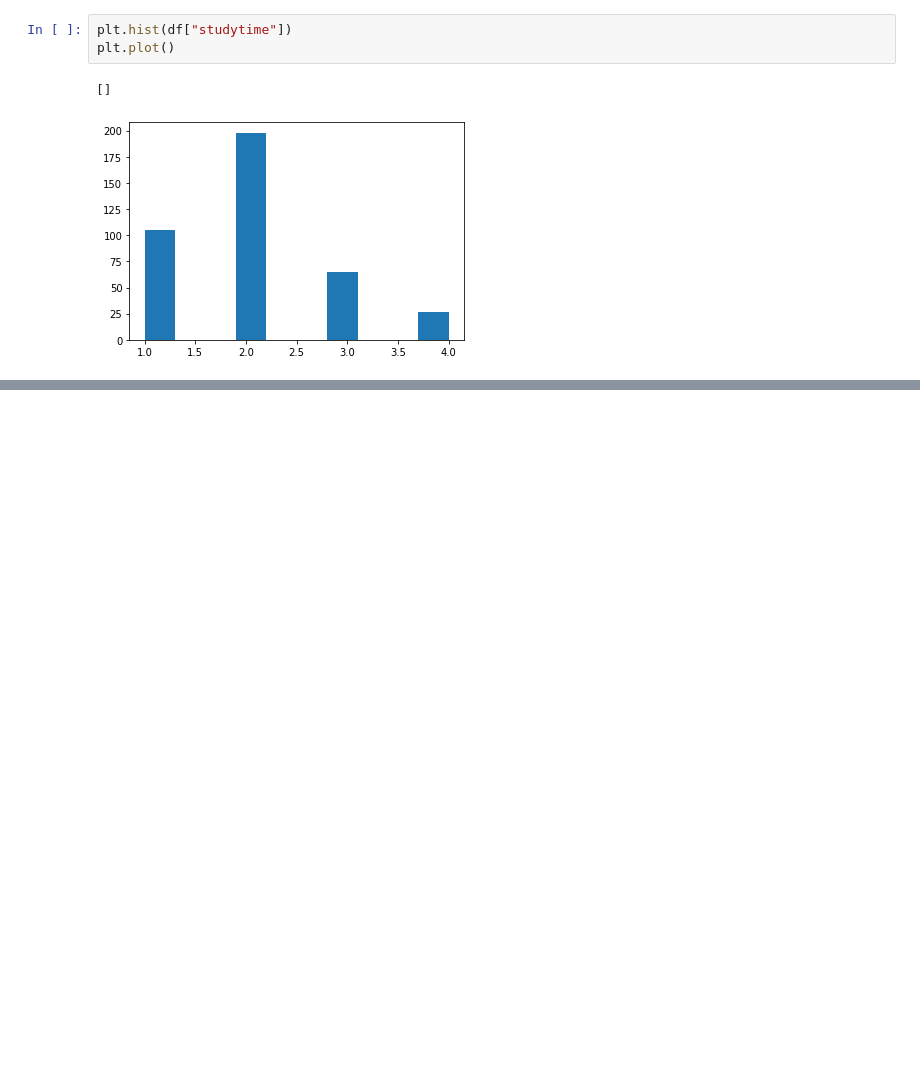
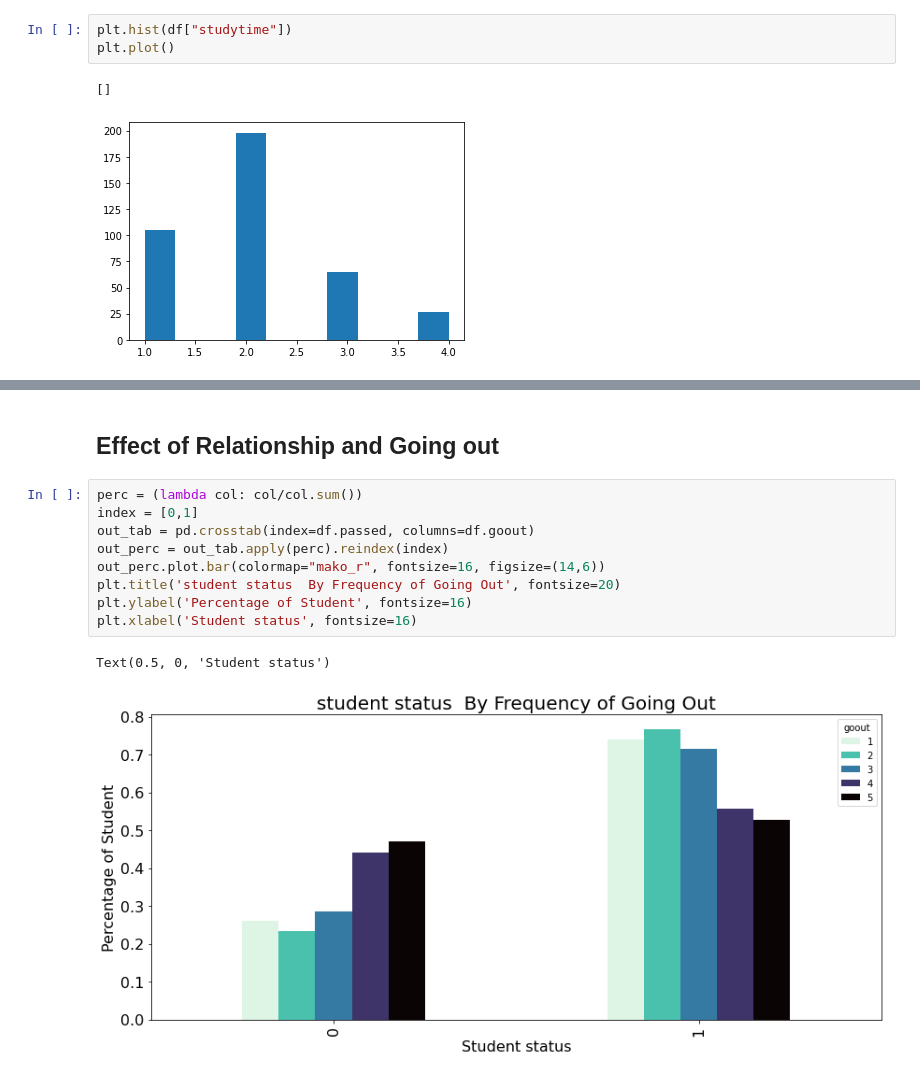
Before and after one commit to Anky209e/Eda_project, a Jupyter notebook: education_analysis.ipynb, the cells around one changed output, grey strips where cells are left out. Saved outputs shown, nothing was run; the diff lists cells and outputs as text; blank space fills up the shorter version.

```diff
--- a/education_analysis.ipynb
+++ b/education_analysis.ipynb
@@ -166,0 +209,14 @@ Q3 : 75th percentile.
+# %% [markdown]
+## Effect of Relationship and Going out
+# %%
+perc = (lambda col: col/col.sum())
+index = [0,1]
+out_tab = pd.crosstab(index=df.passed, columns=df.goout)
+out_perc = out_tab.apply(perc).reindex(index)
+out_perc.plot.bar(colormap="mako_r", fontsize=16, figsize=(14,6))
+plt.title('student status  By Frequency of Going Out', fontsize=20)
+plt.ylabel('Percentage of Student', fontsize=16)
+plt.xlabel('Student status', fontsize=16)
+# %% [output]
+Text(0.5, 0, 'Student status')
+[figure, added]
```
Also changed, not shown: parts of 18 cells of this notebook.
